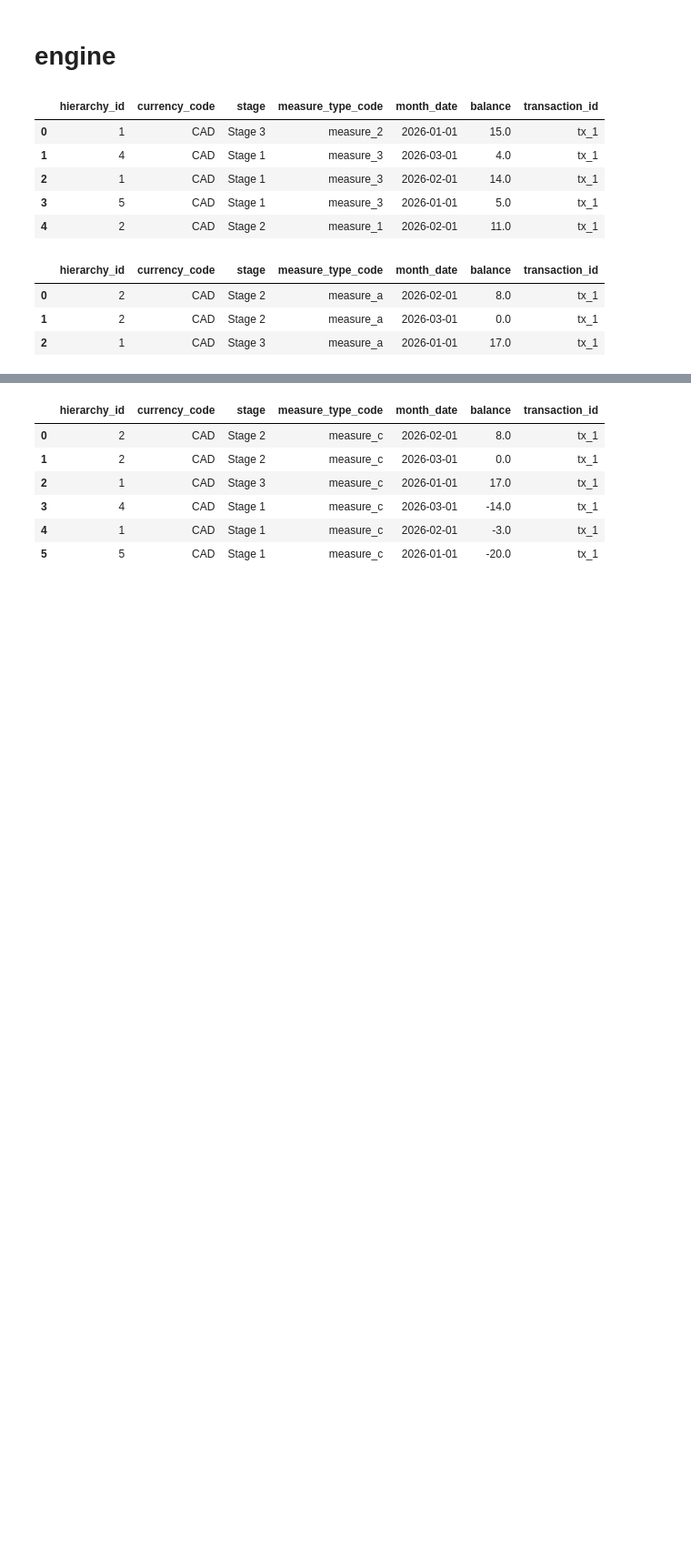
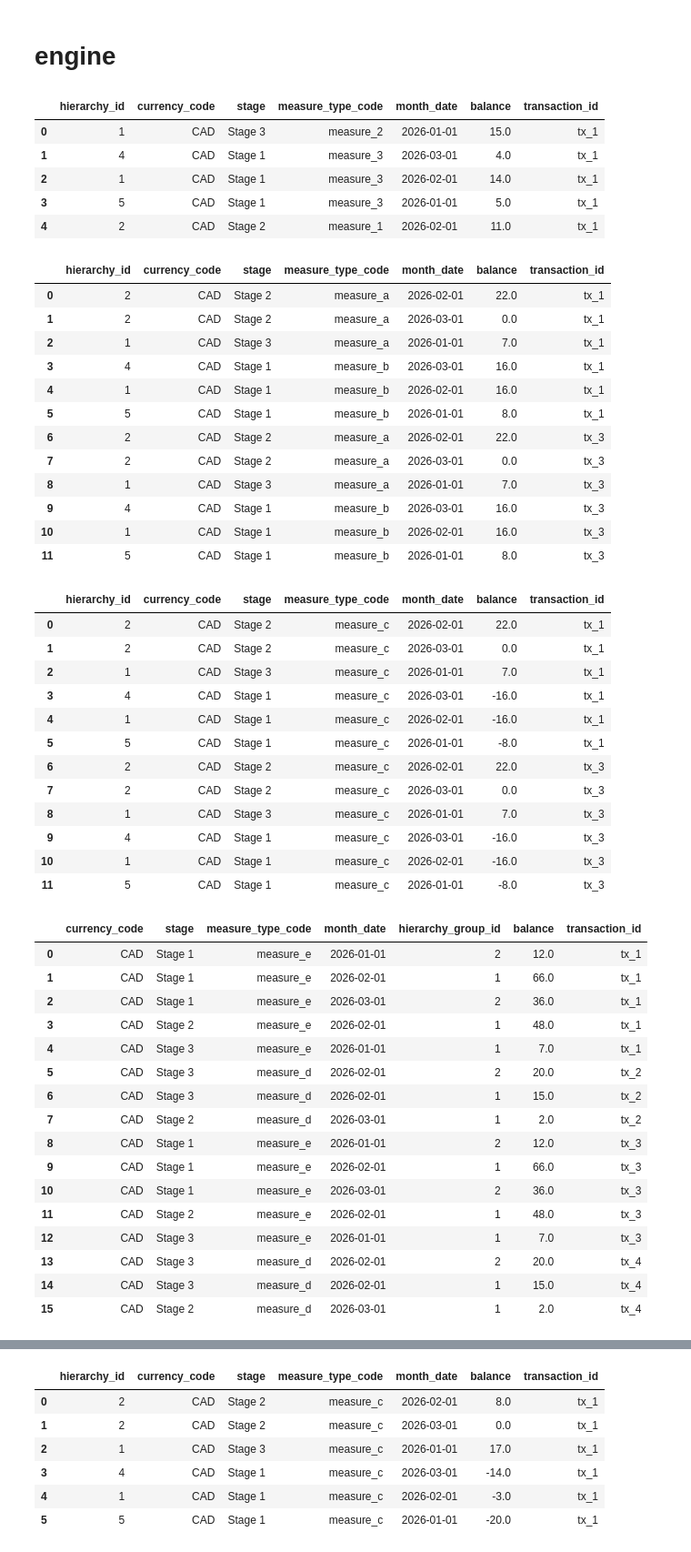
Before and after one commit to mirabelleding/MI77-Inventorium, a Jupyter notebook: atelier/quelques_idees/experiments/recalc_engine/lab.ipynb, the cells around one changed output, grey strips where cells are left out. Shown at 91% size. Cells and saved outputs as stored; diff of their text form; code cells hidden in the pictures; blank space fills up the shorter version.

```diff
--- a/atelier/quelques_idees/expriments/recalc_engine/tmp.ipynb
+++ b/atelier/quelques_idees/experiments/recalc_engine/lab.ipynb
@@ -333,7 +339,7 @@ calc.calculate()
 # %%
 from recalc_engine.engine import RecalcEngine
 
-engine = RecalcEngine("tx_1").run()
+engine = RecalcEngine("tx_1", "tx_2", "tx_3", "tx_4").run()
 # %%
 from recalc_engine.core.transaction import Transaction
 Transaction("tx_1").data
@@ -345,9 +351,50 @@ Transaction("tx_1").data
 | 3 | 5 | CAD | Stage 1 | measure_3 | 2026-01-01 | 5.0 | tx_1 |
 | 4 | 2 | CAD | Stage 2 | measure_1 | 2026-02-01 | 11.0 | tx_1 |
 # %%
-engine.results.table_r_1.query("measure_type_code == 'measure_a'")
+r = engine.results
+
+display(*vars(r).values())
 # %% [output]
 |  | hierarchy_id | currency_code | stage | measure_type_code | month_date | balance | transaction_id |
-| 0 | 2 | CAD | Stage 2 | measure_a | 2026-02-01 | 8.0 | tx_1 |
+| 0 | 2 | CAD | Stage 2 | measure_a | 2026-02-01 | 22.0 | tx_1 |
 | 1 | 2 | CAD | Stage 2 | measure_a | 2026-03-01 | 0.0 | tx_1 |
-| 2 | 1 | CAD | Stage 3 | measure_a | 2026-01-01 | 17.0 | tx_1 |
+| 2 | 1 | CAD | Stage 3 | measure_a | 2026-01-01 | 7.0 | tx_1 |
+| 3 | 4 | CAD | Stage 1 | measure_b | 2026-03-01 | 16.0 | tx_1 |
+| 4 | 1 | CAD | Stage 1 | measure_b | 2026-02-01 | 16.0 | tx_1 |
+| 5 | 5 | CAD | Stage 1 | measure_b | 2026-01-01 | 8.0 | tx_1 |
+| 6 | 2 | CAD | Stage 2 | measure_a | 2026-02-01 | 22.0 | tx_3 |
+| 7 | 2 | CAD | Stage 2 | measure_a | 2026-03-01 | 0.0 | tx_3 |
+| 8 | 1 | CAD | Stage 3 | measure_a | 2026-01-01 | 7.0 | tx_3 |
+| 9 | 4 | CAD | Stage 1 | measure_b | 2026-03-01 | 16.0 | tx_3 |
+| 10 | 1 | CAD | Stage 1 | measure_b | 2026-02-01 | 16.0 | tx_3 |
+| 11 | 5 | CAD | Stage 1 | measure_b | 2026-01-01 | 8.0 | tx_3 |
+|  | hierarchy_id | currency_code | stage | measure_type_code | month_date | balance | transaction_id |
+| 0 | 2 | CAD | Stage 2 | measure_c | 2026-02-01 | 22.0 | tx_1 |
+| 1 | 2 | CAD | Stage 2 | measure_c | 2026-03-01 | 0.0 | tx_1 |
+| 2 | 1 | CAD | Stage 3 | measure_c | 2026-01-01 | 7.0 | tx_1 |
+| 3 | 4 | CAD | Stage 1 | measure_c | 2026-03-01 | -16.0 | tx_1 |
+| 4 | 1 | CAD | Stage 1 | measure_c | 2026-02-01 | -16.0 | tx_1 |
+| 5 | 5 | CAD | Stage 1 | measure_c | 2026-01-01 | -8.0 | tx_1 |
+| 6 | 2 | CAD | Stage 2 | measure_c | 2026-02-01 | 22.0 | tx_3 |
+| 7 | 2 | CAD | Stage 2 | measure_c | 2026-03-01 | 0.0 | tx_3 |
+| 8 | 1 | CAD | Stage 3 | measure_c | 2026-01-01 | 7.0 | tx_3 |
+| 9 | 4 | CAD | Stage 1 | measure_c | 2026-03-01 | -16.0 | tx_3 |
+| 10 | 1 | CAD | Stage 1 | measure_c | 2026-02-01 | -16.0 | tx_3 |
+| 11 | 5 | CAD | Stage 1 | measure_c | 2026-01-01 | -8.0 | tx_3 |
+|  | currency_code | stage | measure_type_code | month_date | hierarchy_group_id | balance | transaction_id |
+| 0 | CAD | Stage 1 | measure_e | 2026-01-01 | 2 | 12.0 | tx_1 |
+| 1 | CAD | Stage 1 | measure_e | 2026-02-01 | 1 | 66.0 | tx_1 |
+| 2 | CAD | Stage 1 | measure_e | 2026-03-01 | 2 | 36.0 | tx_1 |
+| 3 | CAD | Stage 2 | measure_e | 2026-02-01 | 1 | 48.0 | tx_1 |
+| 4 | CAD | Stage 3 | measure_e | 2026-01-01 | 1 | 7.0 | tx_1 |
+| 5 | CAD | Stage 3 | measure_d | 2026-02-01 | 2 | 20.0 | tx_2 |
+| 6 | CAD | Stage 3 | measure_d | 2026-02-01 | 1 | 15.0 | tx_2 |
+| 7 | CAD | Stage 2 | measure_d | 2026-03-01 | 1 | 2.0 | tx_2 |
+| 8 | CAD | Stage 1 | measure_e | 2026-01-01 | 2 | 12.0 | tx_3 |
+| 9 | CAD | Stage 1 | measure_e | 2026-02-01 | 1 | 66.0 | tx_3 |
+| 10 | CAD | Stage 1 | measure_e | 2026-03-01 | 2 | 36.0 | tx_3 |
+| 11 | CAD | Stage 2 | measure_e | 2026-02-01 | 1 | 48.0 | tx_3 |
+| 12 | CAD | Stage 3 | measure_e | 2026-01-01 | 1 | 7.0 | tx_3 |
+| 13 | CAD | Stage 3 | measure_d | 2026-02-01 | 2 | 20.0 | tx_4 |
+| 14 | CAD | Stage 3 | measure_d | 2026-02-01 | 1 | 15.0 | tx_4 |
+| 15 | CAD | Stage 2 | measure_d | 2026-03-01 | 1 | 2.0 | tx_4 |
```
Also changed, not shown: parts of 3 cells of this notebook, 15 other files.
